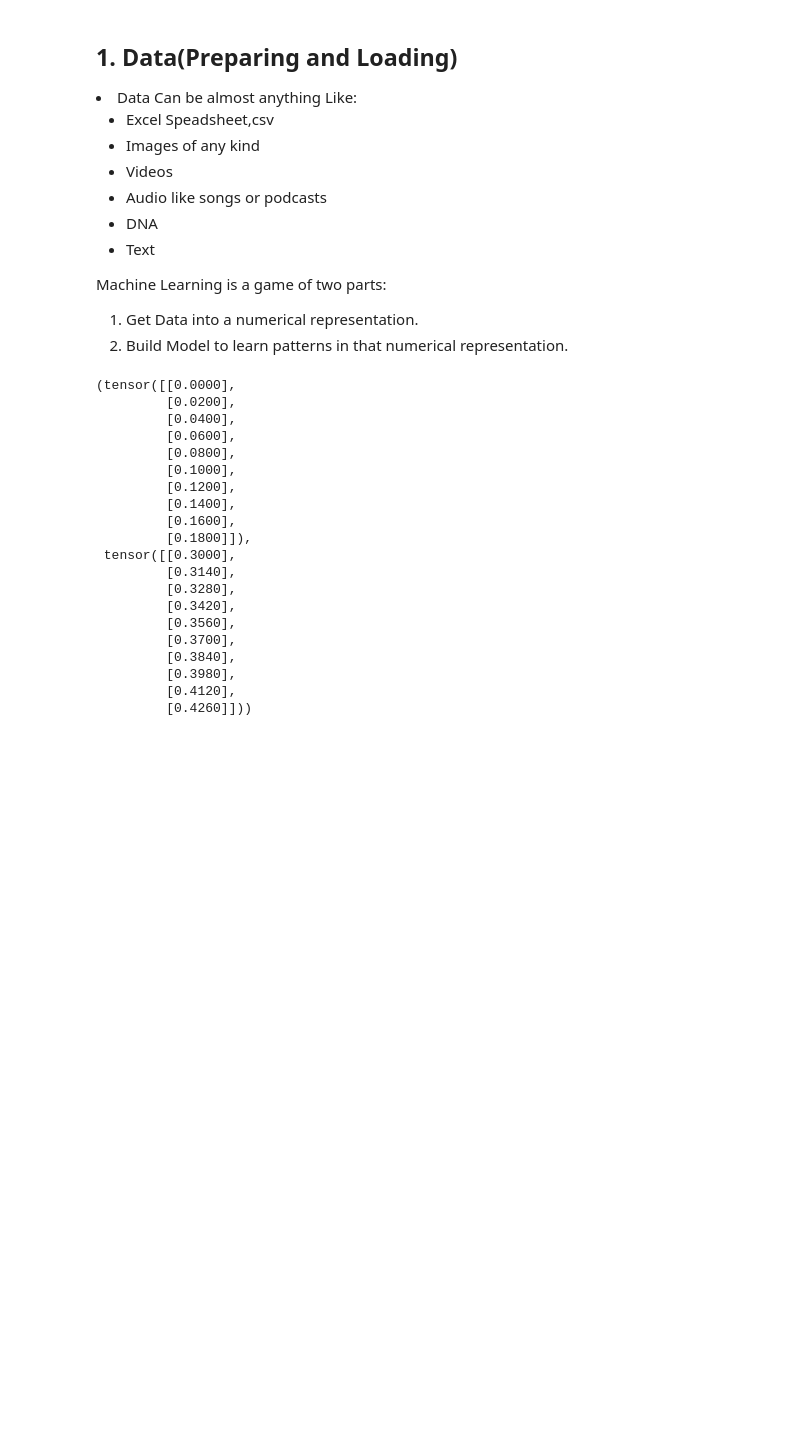
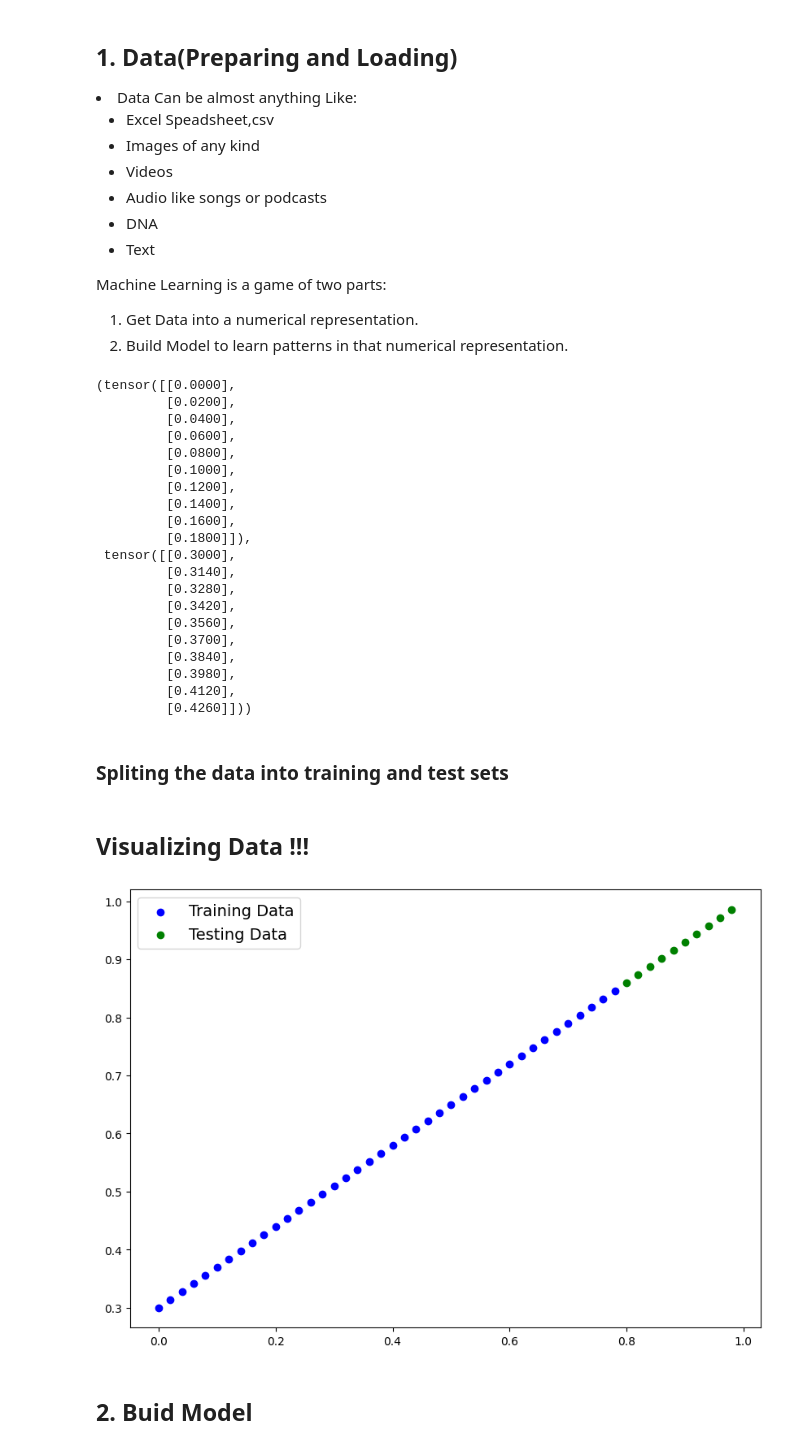
Before and after one commit to RD191295/Pytorch-Tutorials, a Jupyter notebook: 01_Pytorch_Workflow.ipynb, the cells around one changed output. Drawn from its saved outputs; the diff is of its cells as text; code cells hidden in the pictures; blank space fills up the shorter version.

```diff
--- a/01_Pytorch_Workflow.ipynb
+++ b/01_Pytorch_Workflow.ipynb
@@ -72,3 +72,41 @@ X[:10],Y[:10]
          [0.3980],
          [0.4120],
          [0.4260]]))
+# %% [markdown]
+### Spliting the data into training and test sets
+# %%
+# create a train/test split
+
+train_split = int(0.8 * len(X))
+X_train, y_train = X[:train_split], Y[:train_split]
+X_test, y_test = X[train_split:],Y[train_split:]
+# %% [markdown]
+## Visualizing Data !!!
+# %%
+def plot_predictions(train_data = X_train,
+                      train_labels = y_train,
+                      test_data = X_test,
+                      test_labels = y_test,
+                      predictions = None):
+
+  plt.figure(figsize = (10,7))
+
+  #plot training data in blue
+  plt.scatter(train_data, train_labels, c="b", label = "Training Data")
+
+  #plot testing data in green
+  plt.scatter(test_data, test_labels, c="g", label = "Testing Data")
+
+  # Are there predictions
+  if predictions is not None:
+    # plot predictions if they exist
+    plt.scatter(test_data, predictions, c="r", label = "Predictions")
+
+
+  plt.legend(prop = {"size":14})
+# %%
+plot_predictions()
+# %% [output]
+[figure, added]
+# %% [markdown]
+## 2. Buid Model
```
Also changed, not shown: parts of 1 cell of this notebook.
